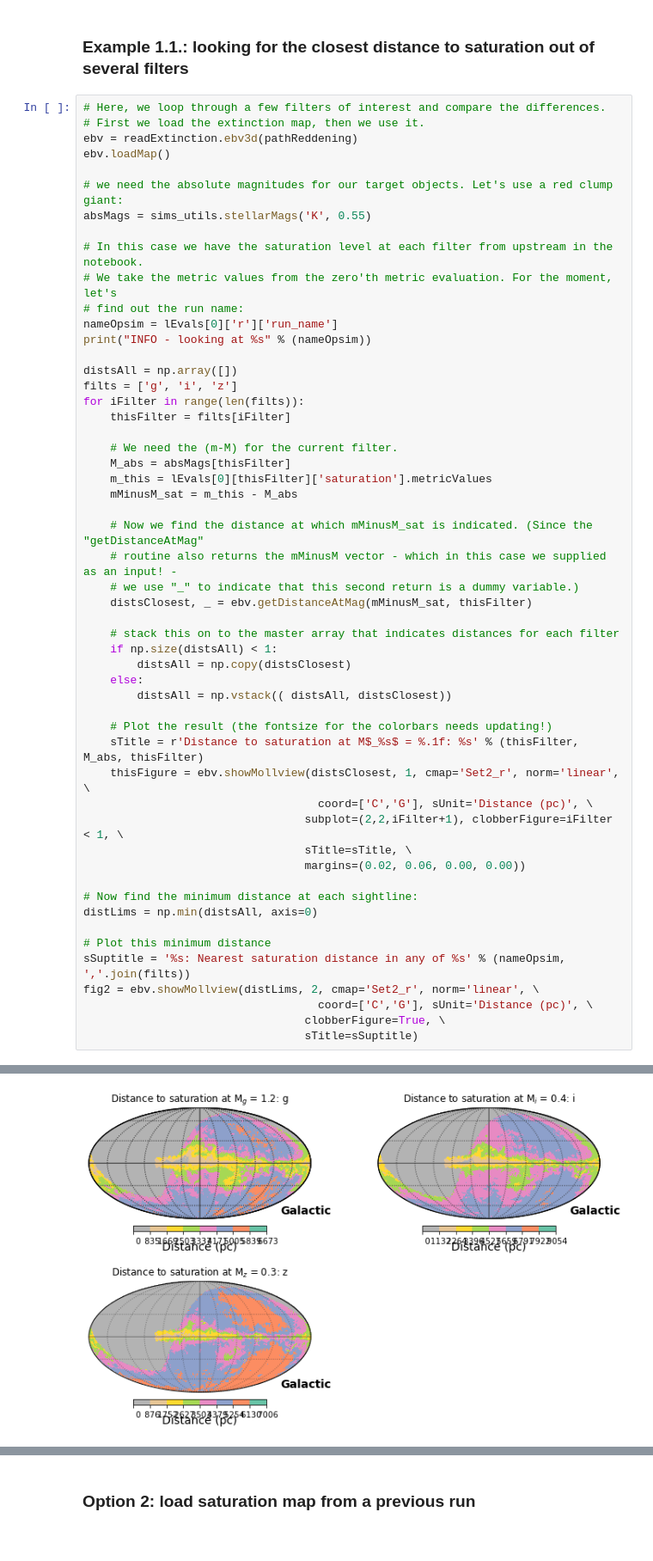
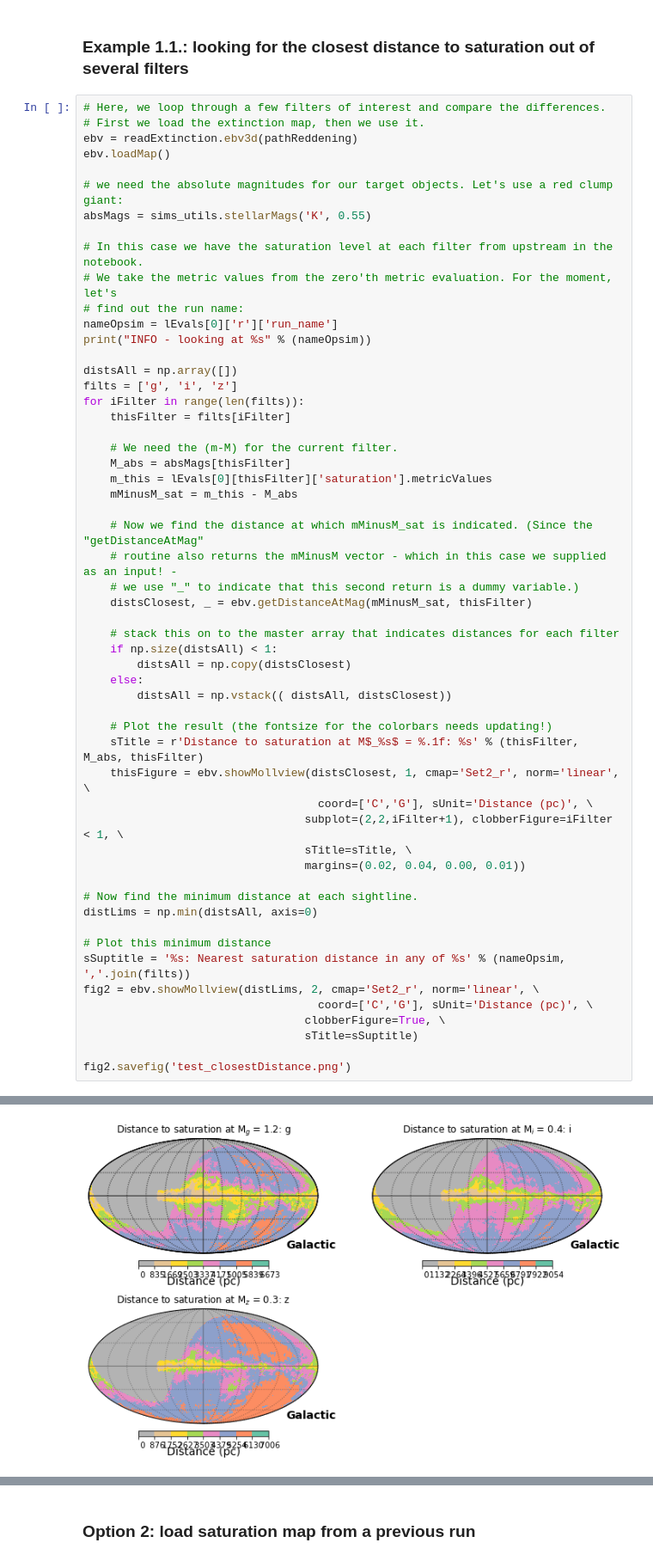
Before and after one commit to ebellm/rubinCadenceScratchWIC, a Jupyter notebook: jupyter/2021-04-06_tryExtinction3D.ipynb, the cells around one changed output, grey strips where cells are left out. Shown at 86% size. Saved outputs shown, nothing was run; the diff lists cells and outputs as text.

```diff
--- a/jupyter/2021-04-06_tryExtinction3D.ipynb
+++ b/jupyter/2021-04-06_tryExtinction3D.ipynb
@@ -508,36 +509,38 @@ for iFilter in range(len(filts)):
     # we use "_" to indicate that this second return is a dummy variable.)
     distsClosest, _ = ebv.getDistanceAtMag(mMinusM_sat, thisFilter)
 
     # stack this on to the master array that indicates distances for each filter
     if np.size(distsAll) < 1:
         distsAll = np.copy(distsClosest)
     else:
         distsAll = np.vstack(( distsAll, distsClosest))
 
     # Plot the result (the fontsize for the colorbars needs updating!)
     sTitle = r'Distance to saturation at M$_%s$ = %.1f: %s' % (thisFilter, M_abs, thisFilter)
     thisFigure = ebv.showMollview(distsClosest, 1, cmap='Set2_r', norm='linear', \
                                    coord=['C','G'], sUnit='Distance (pc)', \
                                  subplot=(2,2,iFilter+1), clobberFigure=iFilter < 1, \
                                  sTitle=sTitle, \
-                                 margins=(0.02, 0.06, 0.00, 0.00))
+                                 margins=(0.02, 0.04, 0.00, 0.01))
 
-# Now find the minimum distance at each sightline:
+# Now find the minimum distance at each sightline.
 distLims = np.min(distsAll, axis=0)
 
 # Plot this minimum distance
 sSuptitle = '%s: Nearest saturation distance in any of %s' % (nameOpsim, ','.join(filts))
 fig2 = ebv.showMollview(distLims, 2, cmap='Set2_r', norm='linear', \
                                    coord=['C','G'], sUnit='Distance (pc)', \
                                  clobberFigure=True, \
                                  sTitle=sSuptitle)
+
+fig2.savefig('test_closestDistance.png')
 # %% [output]
 INFO - looking at baseline_nexp2
 (0.5, -1.0)
 (0.5, -1.0)
 (0.5, -1.0)
 (0.5, -1.0)
-[figure, old version]
+[figure, new version]
 [figure]
 # %% [markdown]
 ### Option 2: load saturation map from a previous run ###
```
Also changed, not shown: parts of 2 cells of this notebook, 1 other file.
